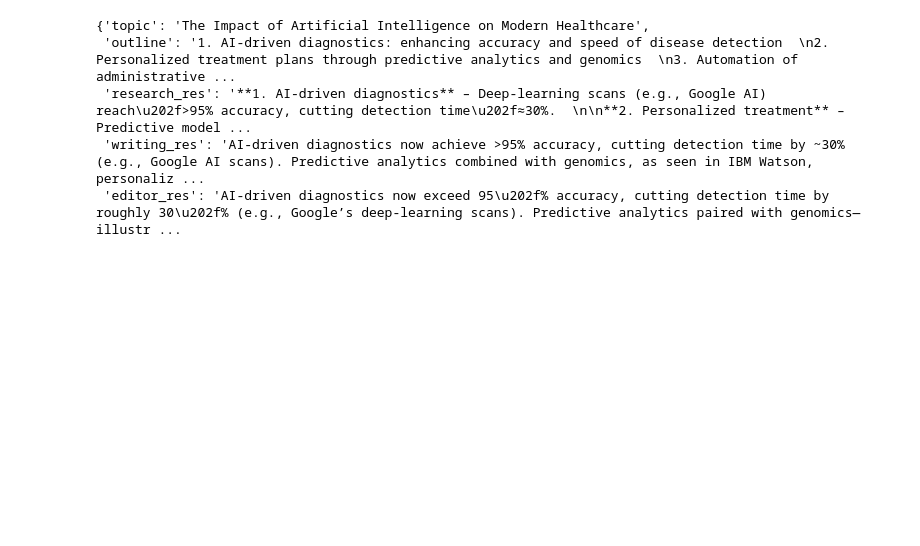
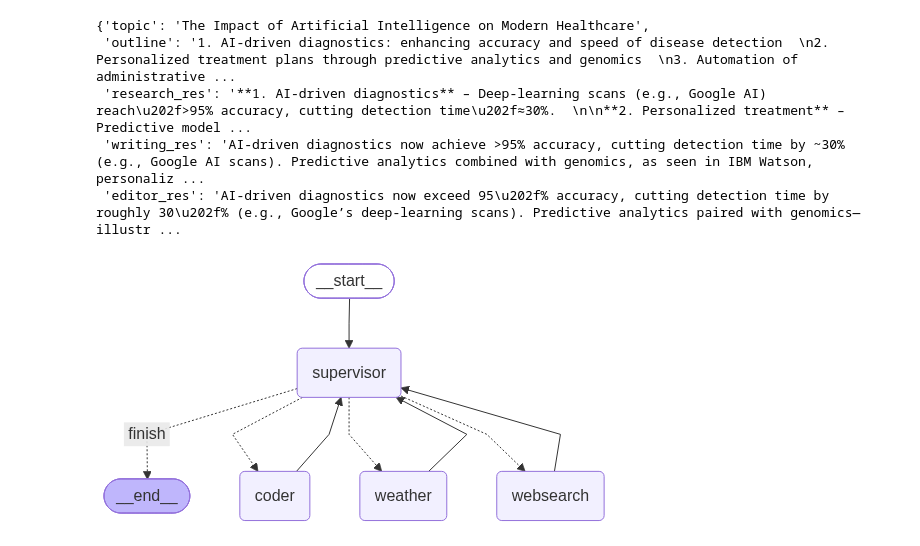
Before and after one commit to yatvikit/Genaiclass, a Jupyter notebook: class1.ipynb, the cells around one changed output. Saved outputs shown, nothing was run; the diff lists cells and outputs as text; code cells hidden in the pictures; blank space fills up the shorter version.

```diff
--- a/class1.ipynb
+++ b/class1.ipynb
@@ -1727,0 +1755,6 @@ res
+# %%
+@tool
+def get_weather(city:str)->str:
+    """Get the current live weather report for a given city."""
+    response = requests.get(f"http://api.weatherapi.com/v1/current.json?key=49c22ceb0e574d89b9a122144260202&q={city}&aqi=no")
+    return response.json()
@@ -1727,0 +1790,18 @@ res
+# %%
+def coder_agent(state: State):
+    agent=create_agent(
+        model=llm,
+        tools=[],
+        system_prompt="""You are an expert software engineer.
+
+Your responsibilities:
+- Write clean and efficient code.
+- Explain code step by step.
+- Debug errors and provide fixes.
+- Optimize existing code.
+- Follow best coding practices.
+- If multiple solutions exist, explain the advantages and disadvantages of each.
+- Respond using Markdown with code blocks when appropriate."""
+    )
+    res=agent.invoke({"messages":[("human",state["query"])]})
+    return {"result":res["messages"][-1].content}
@@ -1727,0 +1865,23 @@ res
+# %%
+graph_builder = StateGraph(State)
+graph_builder.add_node("supervisor", supervisor_agent)
+graph_builder.add_node("websearch", web_search_agent)
+graph_builder.add_node("weather", weather_agent)
+graph_builder.add_node("coder", coder_agent)
+graph_builder.add_edge(START, "supervisor")
+graph_builder.add_conditional_edges("supervisor", lambda state: state["next"], {
+    "websearch": "websearch",
+    "weather": "weather",
+    "coder": "coder",
+    "finish": END
+})
+graph_builder.add_edge("websearch", "supervisor")
+graph_builder.add_edge("weather", "supervisor")
+graph_builder.add_edge("coder", "supervisor")
+memory_saver = InMemorySaver()
+
+graph = graph_builder.compile(checkpointer=memory_saver)
+# %%
+graph
+# %% [output]
+[figure, added]
```
Also changed, not shown: parts of 40 cells of this notebook.
